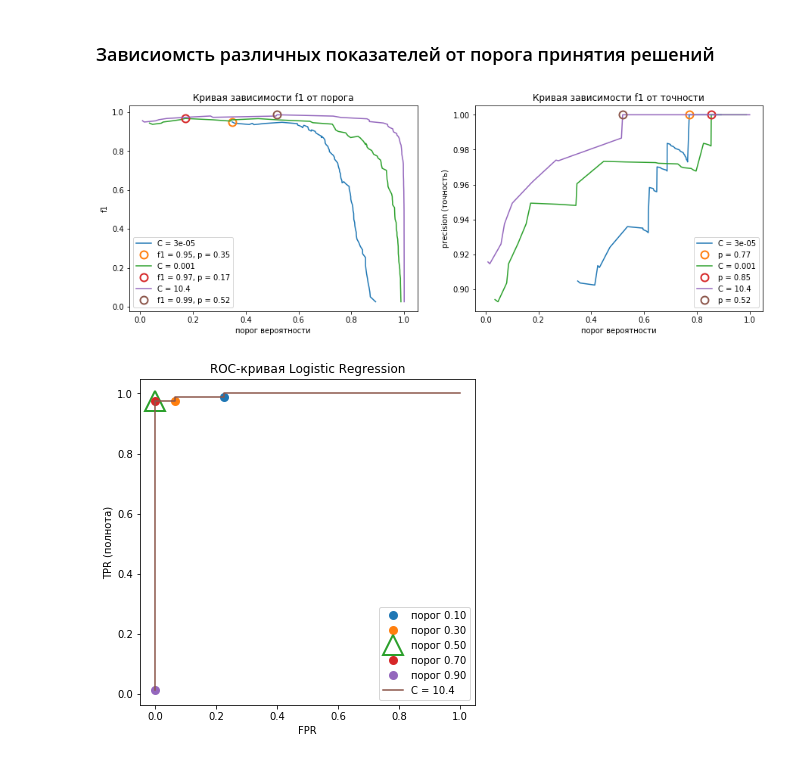
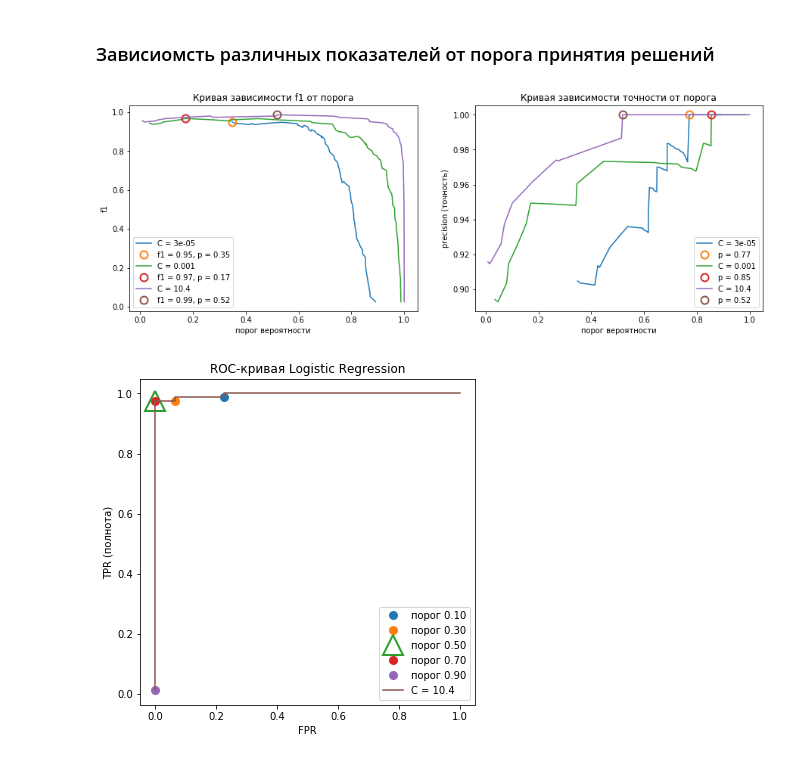
Before and after one commit to KarrieH/Breast_Can-er_training_ScikitLearn, a Jupyter notebook: log_reg_CancerData.ipynb, the cells around one changed output. Saved outputs shown, nothing was run; the diff lists cells and outputs as text; code cells hidden in the pictures.

```diff
--- a/log_reg_CancerData.ipynb
+++ b/log_reg_CancerData.ipynb
@@ -72,17 +72,3 @@ plt.plot()
 rcParams['figure.figsize'] = 10, 15
 # %% [output]
 [figure]
-# %%
-param = np.arange(0,3,0.1)
-scores = []
-for c in param[1:]:
-    log_reg = LogisticRegression(C = c)
-    scor = cross_val_score(log_reg, X_trainval, y_trainval, cv = 5)
-    scores.append(np.mean(scor))
-
-plt.plot(param[1:], scores,label = 'cross validation')
-plt.ylabel("Правильность")
-plt.xlabel("C")
-plt.legend()
-plt.plot()
-rcParams['figure.figsize'] = 10, 15
@@ -395,34 +379,34 @@ avg / total       0.97      0.97      0.97       107
 # %%
 fig, axes = plt.subplots(1, 2, figsize=(15, 5))
 
 for c in [0.00003, 0.001, 10.4]:
     log_reg = LogisticRegression(C = c).fit(X_train,y_train)
     precision, recall, tresholds = precision_recall_curve(y_valid, log_reg.predict_proba(X_valid)[:,1])
     f_scores = []
     for i in tresholds:
         y_pred_change_threshold = log_reg.predict_proba(X_valid) >= i
         f_scores.append(f1_score(y_valid,y_pred_change_threshold[:,1]))
     max_f1 = np.argmax(np.abs(f_scores))
     axes[0].plot(tresholds, f_scores, label = 'C = {}'.format(c))
     axes[0].plot(tresholds[max_f1], f_scores[max_f1],'o', markersize=10,
              label="f1 = {:.2f}, p = {:.2f}".format(f_scores[max_f1],tresholds[max_f1]),
              fillstyle="none",mew=2)
     axes[0].set_title('Кривая зависимости f1 от порога')
     axes[0].set_xlabel('порог вероятности')
     axes[0].set_ylabel('f1')
     axes[0].legend(loc = 'best')
 
     max_precision = np.argmax(np.abs(precision))
     axes[1].plot(tresholds, precision[:-1], label = 'C = {}'.format(c))
     axes[1].plot(tresholds[max_precision], precision[:-1][max_precision],'o', markersize=10,
              label="p = {:.2f}".format(tresholds[max_precision]), fillstyle="none",mew=2)
-    axes[1].set_title('Кривая зависимости f1 от точности')
+    axes[1].set_title('Кривая зависимости точности от порога')
     axes[1].set_xlabel('порог вероятности')
     axes[1].set_ylabel('precision (точность)')
     axes[1].legend(loc = 'best')
 plt.show()
 # %% [output]
-[figure, old version]
+[figure, new version]
 # %%
 rcParams['figure.figsize'] = 6, 6
 log_reg = LogisticRegression(C = 10.04).fit(X_train,y_train)
```
Also changed, not shown: parts of 1 cell of this notebook, 1 other file.
